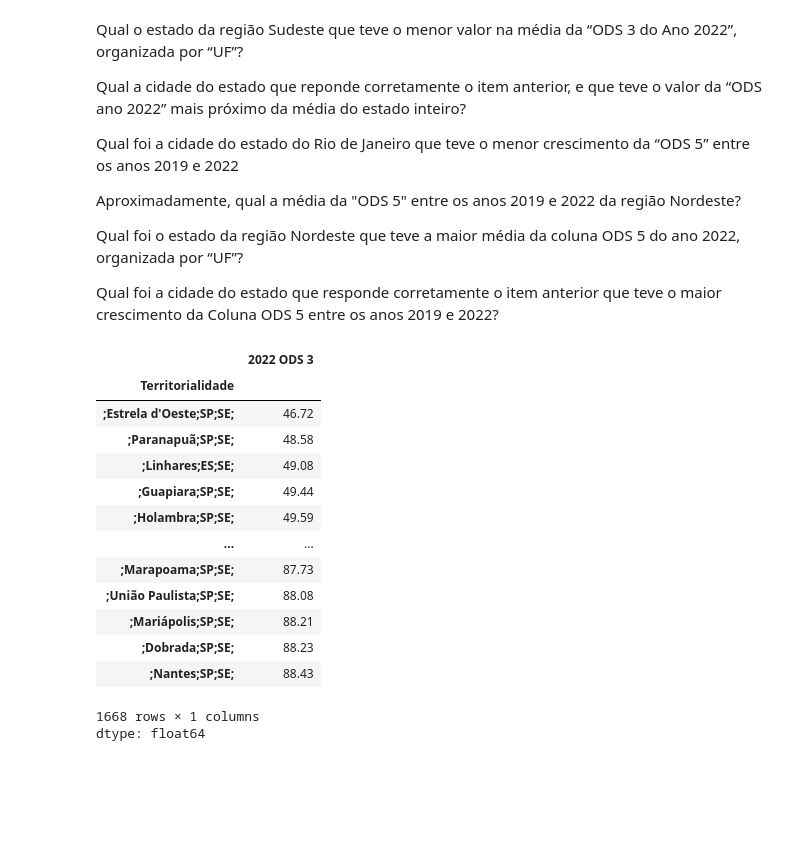
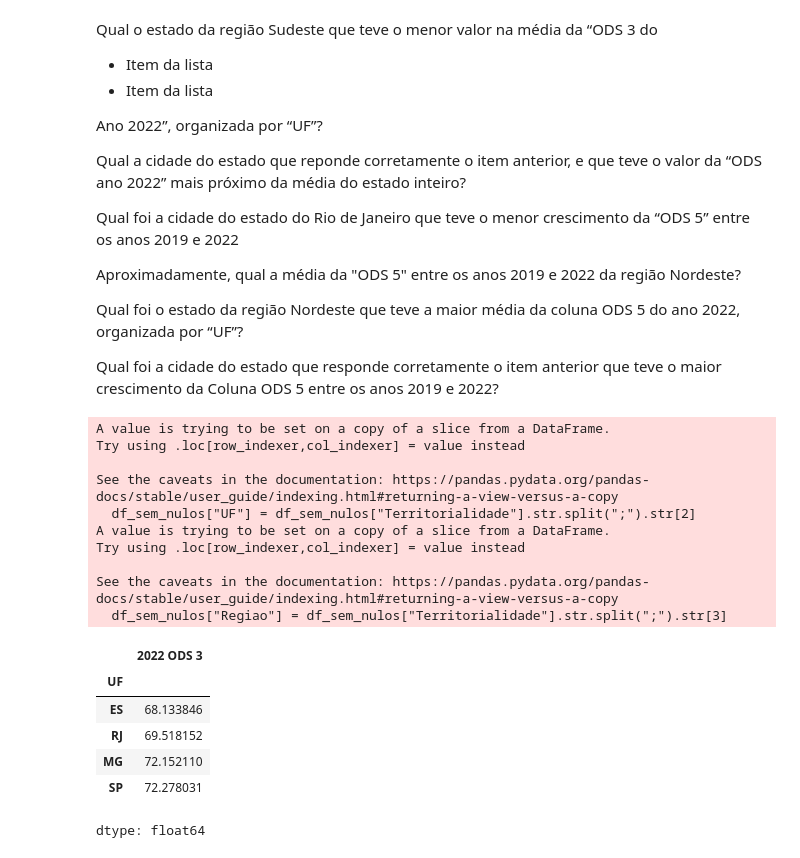
Before and after one commit to feandresilva/exercicios_Pandas, a Jupyter notebook: ODS_dataframe.ipynb, the cells around one changed output. Cells and saved outputs as stored; diff of their text form; code cells hidden in the pictures; blank space fills up the shorter version.

```diff
--- a/ODS_dataframe.ipynb
+++ b/ODS_dataframe.ipynb
@@ -13,6 +13,11 @@ df_ODS.head()
 | 4 | 1500107.0 | ;Abaetetuba;PA;N; | 158188.0 | 37.92 | 5293.0 | 38.08 | ... |
 # %% [markdown]
 Qual o estado da região Sudeste que teve o menor valor na média da “ODS 3 do
+
+*   Item da lista
+*   Item da lista
+
+
 Ano 2022”, organizada por “UF”?
 
 
@@ -33,25 +38,30 @@ Qual foi a cidade do estado que responde corretamente o item anterior que teve o
 maior crescimento da Coluna ODS 5 entre os anos 2019 e 2022?
 # %%
 #Qual o estado da região Sudeste que teve o menor valor na média da “ODS 3 do Ano 2022”, organizada por “UF”?
-df_ODS_sem_nulos = df_ODS.dropna(subset="Territorialidade")
-df_ODS_UF = df_ODS_sem_nulos[(df_ODS_sem_nulos["Territorialidade"].str.split(";").str[3] == "SE")]
-df_ODS_UF.groupby("Territorialidade")["2022 ODS 3"].mean().sort_values()
+df_sem_nulos = df_ODS.dropna(subset=["Territorialidade"])
+df_sem_nulos["UF"] = df_sem_nulos["Territorialidade"].str.split(";").str[2]
+df_sem_nulos["Regiao"] = df_sem_nulos["Territorialidade"].str.split(";").str[3]
+df_sudeste = df_sem_nulos[df_sem_nulos["Regiao"] == "SE"]
+media_estados_sudeste = df_sudeste.groupby("UF")["2022 ODS 3"].mean().sort_values()
+media_estados_sudeste
 # %% [output]
+A value is trying to be set on a copy of a slice from a DataFrame.
+Try using .loc[row_indexer,col_indexer] = value instead
+
+See the caveats in the documentation: https://pandas.pydata.org/pandas-docs/stable/user_guide/indexing.html#returning-a-view-versus-a-copy
+  df_sem_nulos["UF"] = df_sem_nulos["Territorialidade"].str.split(";").str[2]
+A value is trying to be set on a copy of a slice from a DataFrame.
+Try using .loc[row_indexer,col_indexer] = value instead
+
+See the caveats in the documentation: https://pandas.pydata.org/pandas-docs/stable/user_guide/indexing.html#returning-a-view-versus-a-copy
+  df_sem_nulos["Regiao"] = df_sem_nulos["Territorialidade"].str.split(";").str[3]
 |  | 2022 ODS 3 |
-| Territorialidade |  |
-| ;Estrela d'Oeste;SP;SE; | 46.72 |
-| ;Paranapuã;SP;SE; | 48.58 |
-| ;Linhares;ES;SE; | 49.08 |
-| ;Guapiara;SP;SE; | 49.44 |
-| ;Holambra;SP;SE; | 49.59 |
-| ... | ... |
-| ;Marapoama;SP;SE; | 87.73 |
-| ;União Paulista;SP;SE; | 88.08 |
-| ;Mariápolis;SP;SE; | 88.21 |
-| ;Dobrada;SP;SE; | 88.23 |
-| ;Nantes;SP;SE; | 88.43 |
+| UF |  |
+| ES | 68.133846 |
+| RJ | 69.518152 |
+| MG | 72.152110 |
+| SP | 72.278031 |
-1668 rows × 1 columns
-dtype: float64
+dtype: float64
 # %%
 #Qual a cidade do estado que reponde corretamente o item anterior,
 #e que teve o valor da “ODS ano 2022” mais próximo da média do estado inteiro?
```
Also changed, not shown: parts of 5 cells of this notebook.
